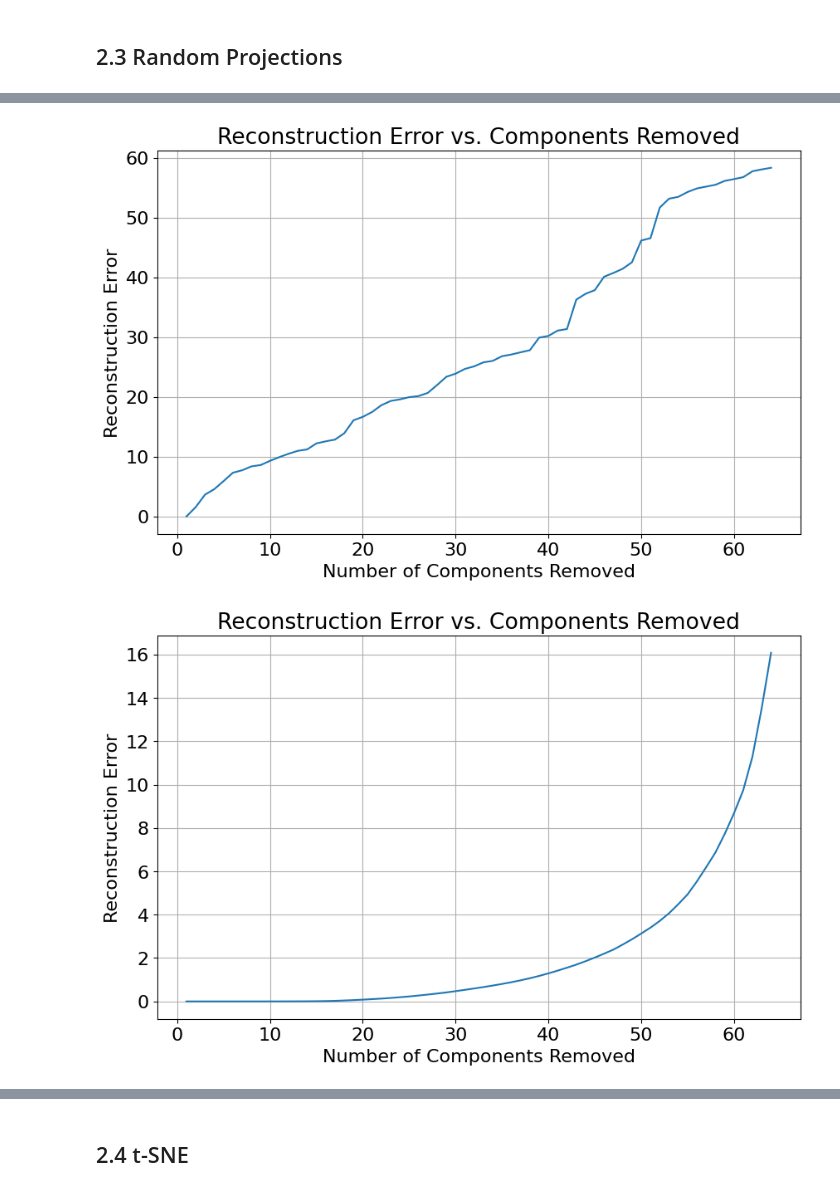
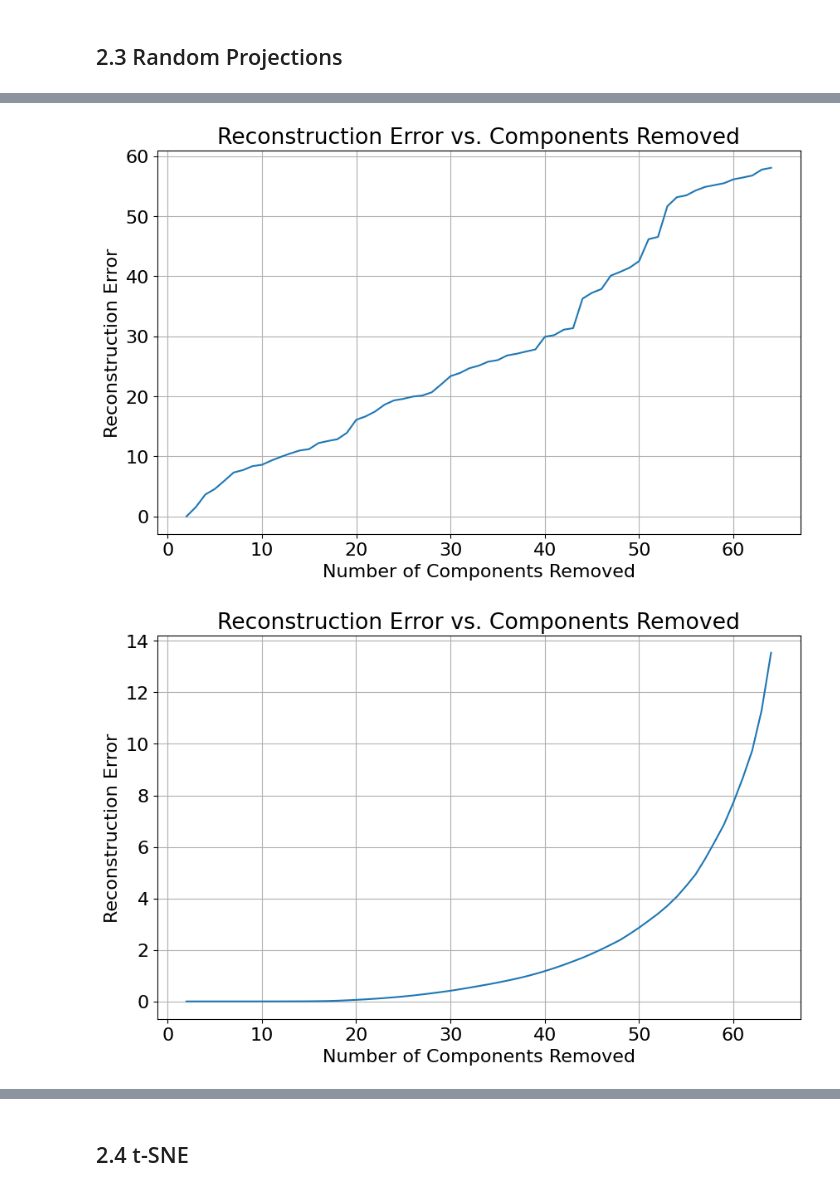
Before and after one commit to RomainFrog/CS7641-A3, a Jupyter notebook: digits_clustering.ipynb, the cells around one changed output, grey strips where cells are left out. Drawn from its saved outputs; the diff is of its cells as text; code cells hidden in the pictures.

```diff
--- a/digits_clustering.ipynb
+++ b/digits_clustering.ipynb
@@ -442,7 +500,7 @@ from sklearn.metrics import mean_squared_error
 
 
 # Define a range of components to remove
-components_to_remove = range(1, X.shape[1]+1)
+components_to_remove = range(2, X.shape[1]+1)
 
 # Initialize lists to store reconstruction errors
 reconstruction_errors_grp = []
@@ -464,32 +522,32 @@ plt.ylabel('Reconstruction Error')
 plt.grid(True)
 plt.show()
 # %% [output]
-[figure, old version]
+[figure, new version]
 # %%
 # Define a range of components to remove
-components_to_remove = range(1, X.shape[1]+1)
+components_to_remove = range(2, X.shape[1]+1)
 
 # Initialize lists to store reconstruction errors
 reconstruction_errors_pca = []
 
 # Apply GaussianRandomProjection and compute reconstruction errors
 for n_components in components_to_remove:
     pca = PCA(n_components=n_components, random_state=RANDOM_SEED)
     X_proj = pca.fit_transform(X)
     X_reconstructed = pca.inverse_transform(X_proj)
     error = mean_squared_error(X, X_reconstructed)
     reconstruction_errors_pca.append(error)
 
 # Plot reconstruction error vs. components removed
 plt.figure(figsize=(10, 6))
 plt.plot(components_to_remove[::-1], reconstruction_errors_pca, marker='', linestyle='-')
 plt.title('Reconstruction Error vs. Components Removed')
 plt.xlabel('Number of Components Removed')
 plt.ylabel('Reconstruction Error')
 plt.grid(True)
 plt.show()
 # %% [output]
-[figure, old version]
+[figure, new version]
 # %%
 from sklearn.decomposition import FastICA
 # Define a range of components to remove
```
Also changed, not shown: parts of 8 cells of this notebook, 1 other file.
